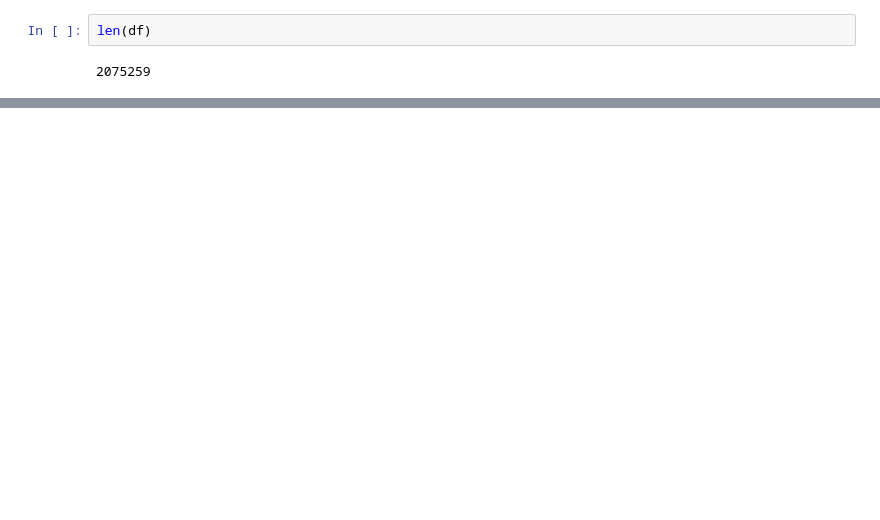
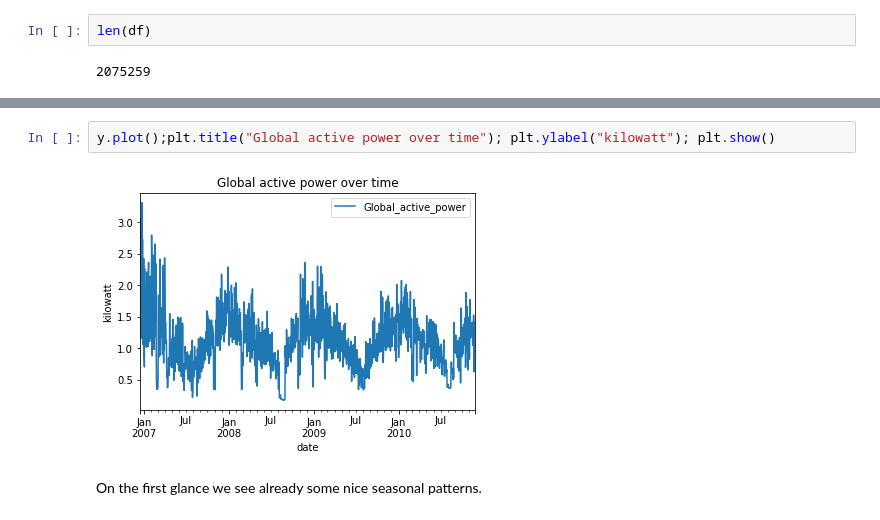
Before and after one commit to sekR4/ts-practice, a Jupyter notebook: src/draft.ipynb, the cells around one changed output, grey strips where cells are left out. Drawn from its saved outputs; the diff is of its cells as text; blank space fills up the shorter version.

```diff
--- a/src/draft.ipynb
+++ b/src/draft.ipynb
@@ -50,0 +99,6 @@ sum(y == "?")
+# %%
+y.plot();plt.title("Global active power over time"); plt.ylabel("kilowatt"); plt.show()
+# %% [output]
+[figure, added]
+# %% [markdown]
+On the first glance we see already some nice seasonal patterns.
```
Also changed, not shown: parts of 17 cells of this notebook.
